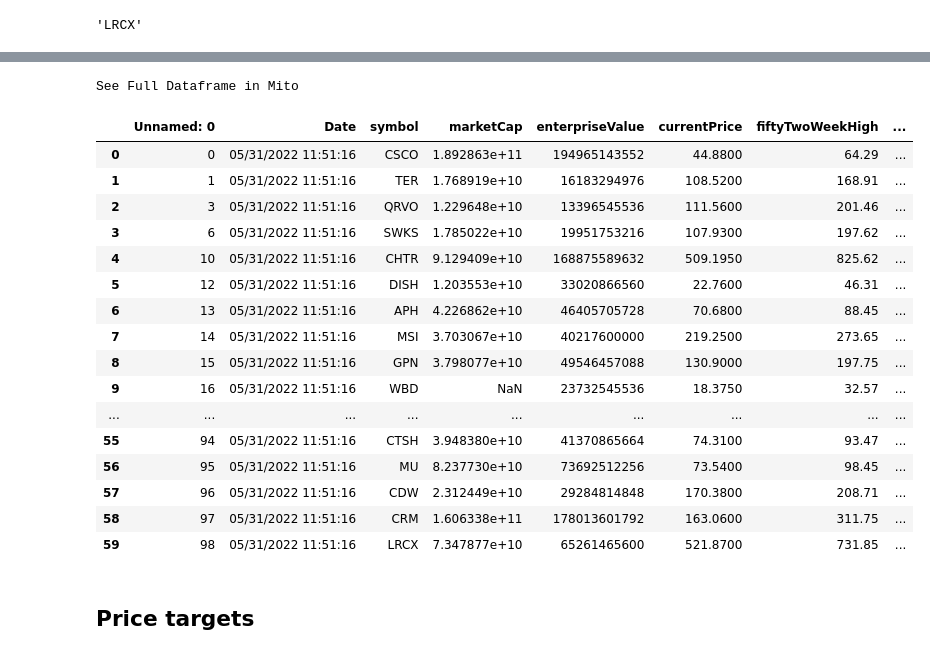
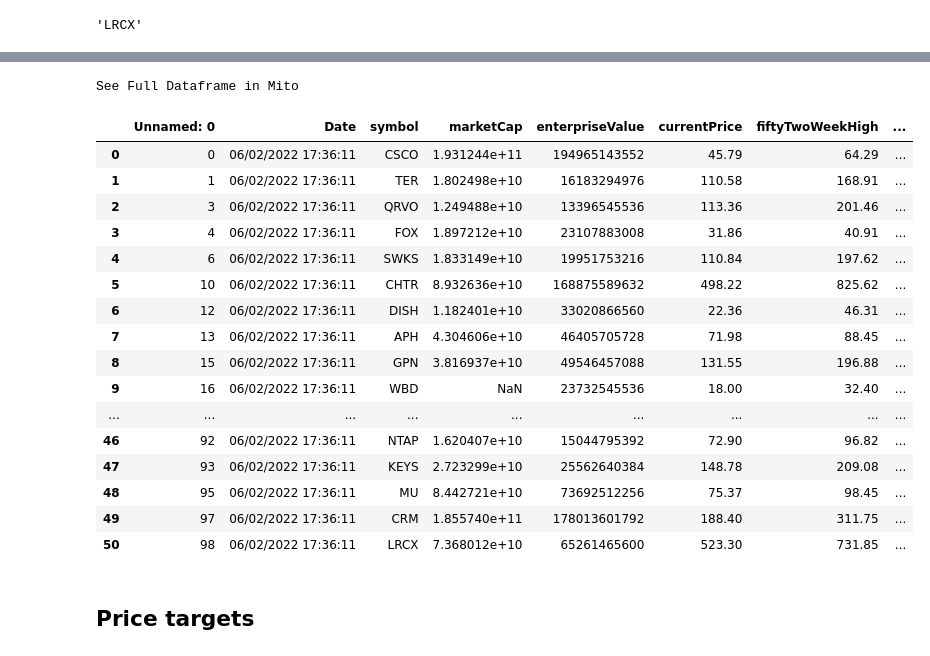
Before and after one commit to bme3412/Python, a Jupyter notebook: Projects/yahoofinance/Contrarian.ipynb, the cells around one changed output, grey strips where cells are left out. Cells and saved outputs as stored; diff of their text form; code cells hidden in the pictures.

```diff
--- a/Projects/yahoofinance/Contrarian.ipynb
+++ b/Projects/yahoofinance/Contrarian.ipynb
@@ -125,27 +121,27 @@ today_date = datetime.now()
 date_file =today_date.strftime('%m_%d_%Y')
 data.to_csv(f'SP500_contrarian_df_{date_file}.csv')
 # %%
-cont_df = pd.read_csv('SP500_contrarian_df_05_31_2022.csv')
+cont_df = pd.read_csv(f'SP500_contrarian_df_{date_file}.csv')
 cont_df
 # %% [output]
 See Full Dataframe in Mito
 |  | Unnamed: 0 | Date | symbol | marketCap | enterpriseValue | currentPrice | fiftyTwoWeekHigh | ... |
-| 0 | 0 | 05/31/2022 11:51:16 | CSCO | 1.892863e+11 | 194965143552 | 44.8800 | 64.29 | ... |
-| 1 | 1 | 05/31/2022 11:51:16 | TER | 1.768919e+10 | 16183294976 | 108.5200 | 168.91 | ... |
-| 2 | 3 | 05/31/2022 11:51:16 | QRVO | 1.229648e+10 | 13396545536 | 111.5600 | 201.46 | ... |
-| 3 | 6 | 05/31/2022 11:51:16 | SWKS | 1.785022e+10 | 19951753216 | 107.9300 | 197.62 | ... |
-| 4 | 10 | 05/31/2022 11:51:16 | CHTR | 9.129409e+10 | 168875589632 | 509.1950 | 825.62 | ... |
-| 5 | 12 | 05/31/2022 11:51:16 | DISH | 1.203553e+10 | 33020866560 | 22.7600 | 46.31 | ... |
-| 6 | 13 | 05/31/2022 11:51:16 | APH | 4.226862e+10 | 46405705728 | 70.6800 | 88.45 | ... |
-| 7 | 14 | 05/31/2022 11:51:16 | MSI | 3.703067e+10 | 40217600000 | 219.2500 | 273.65 | ... |
-| 8 | 15 | 05/31/2022 11:51:16 | GPN | 3.798077e+10 | 49546457088 | 130.9000 | 197.75 | ... |
-| 9 | 16 | 05/31/2022 11:51:16 | WBD | NaN | 23732545536 | 18.3750 | 32.57 | ... |
+| 0 | 0 | 06/02/2022 17:36:11 | CSCO | 1.931244e+11 | 194965143552 | 45.79 | 64.29 | ... |
+| 1 | 1 | 06/02/2022 17:36:11 | TER | 1.802498e+10 | 16183294976 | 110.58 | 168.91 | ... |
+| 2 | 3 | 06/02/2022 17:36:11 | QRVO | 1.249488e+10 | 13396545536 | 113.36 | 201.46 | ... |
+| 3 | 4 | 06/02/2022 17:36:11 | FOX | 1.897212e+10 | 23107883008 | 31.86 | 40.91 | ... |
+| 4 | 6 | 06/02/2022 17:36:11 | SWKS | 1.833149e+10 | 19951753216 | 110.84 | 197.62 | ... |
+| 5 | 10 | 06/02/2022 17:36:11 | CHTR | 8.932636e+10 | 168875589632 | 498.22 | 825.62 | ... |
+| 6 | 12 | 06/02/2022 17:36:11 | DISH | 1.182401e+10 | 33020866560 | 22.36 | 46.31 | ... |
+| 7 | 13 | 06/02/2022 17:36:11 | APH | 4.304606e+10 | 46405705728 | 71.98 | 88.45 | ... |
+| 8 | 15 | 06/02/2022 17:36:11 | GPN | 3.816937e+10 | 49546457088 | 131.55 | 196.88 | ... |
+| 9 | 16 | 06/02/2022 17:36:11 | WBD | NaN | 23732545536 | 18.00 | 32.40 | ... |
 | ... | ... | ... | ... | ... | ... | ... | ... | ... |
-| 55 | 94 | 05/31/2022 11:51:16 | CTSH | 3.948380e+10 | 41370865664 | 74.3100 | 93.47 | ... |
-| 56 | 95 | 05/31/2022 11:51:16 | MU | 8.237730e+10 | 73692512256 | 73.5400 | 98.45 | ... |
-| 57 | 96 | 05/31/2022 11:51:16 | CDW | 2.312449e+10 | 29284814848 | 170.3800 | 208.71 | ... |
-| 58 | 97 | 05/31/2022 11:51:16 | CRM | 1.606338e+11 | 178013601792 | 163.0600 | 311.75 | ... |
-| 59 | 98 | 05/31/2022 11:51:16 | LRCX | 7.347877e+10 | 65261465600 | 521.8700 | 731.85 | ... |
+| 46 | 92 | 06/02/2022 17:36:11 | NTAP | 1.620407e+10 | 15044795392 | 72.90 | 96.82 | ... |
+| 47 | 93 | 06/02/2022 17:36:11 | KEYS | 2.723299e+10 | 25562640384 | 148.78 | 209.08 | ... |
+| 48 | 95 | 06/02/2022 17:36:11 | MU | 8.442721e+10 | 73692512256 | 75.37 | 98.45 | ... |
+| 49 | 97 | 06/02/2022 17:36:11 | CRM | 1.855740e+11 | 178013601792 | 188.40 | 311.75 | ... |
+| 50 | 98 | 06/02/2022 17:36:11 | LRCX | 7.368012e+10 | 65261465600 | 523.30 | 731.85 | ... |
 # %%
 data_merge = cont_df[['symbol', 'marketCap', 'fiftyTwoWeekHigh', 'fiftyTwoWeekLow']]
 # %% [markdown]
```
Also changed, not shown: parts of 18 cells of this notebook, 1 other file.
